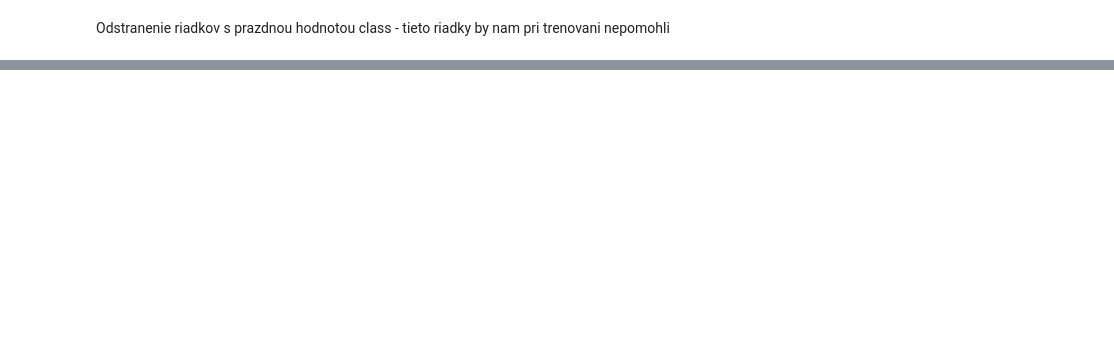
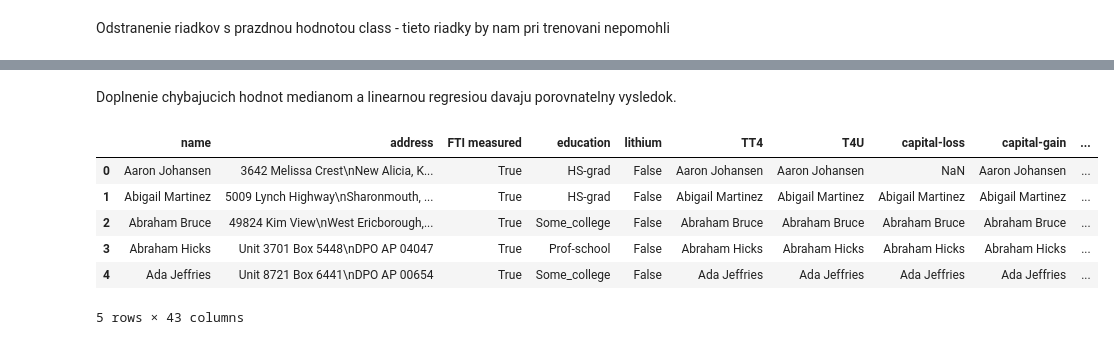
Before and after one commit to MatusPilnan/nadejny-informatik, a Jupyter notebook: utrzok-z-krabicky-od-kameliek.ipynb, the cells around one changed output, grey strips where cells are left out. Saved outputs shown, nothing was run; the diff lists cells and outputs as text; code cells hidden in the pictures; blank space fills up the shorter version.

```diff
--- a/utrzok-z-krabicky-od-kameliek.ipynb
+++ b/utrzok-z-krabicky-od-kameliek.ipynb
@@ -109,0 +177,15 @@ linearne.to_csv(path_or_buf='data/opravene_spojene_linearne.csv')
+# %% [markdown]
+Doplnenie chybajucich hodnot medianom a linearnou regresiou davaju porovnatelny vysledok.
+# %%
+for col in linearne.select_dtypes(include=numpy.number).columns:
+    linearne[col] = linearne[numpy.abs(linearne[col]-linearne[col].mean()) <= (3*linearne[col].std())]
+
+linearne.head()
+# %% [output]
+|  | name | address | FTI measured | education | lithium | TT4 | T4U | capital-loss | capital-gain | ... |
+| 0 | Aaron Johansen | 3642 Melissa Crest\nNew Alicia, K... | True | HS-grad | False | Aaron Johansen | Aaron Johansen | NaN | Aaron Johansen | ... |
+| 1 | Abigail Martinez | 5009 Lynch Highway\nSharonmouth, ... | True | HS-grad | False | Abigail Martinez | Abigail Martinez | Abigail Martinez | Abigail Martinez | ... |
+| 2 | Abraham Bruce | 49824 Kim View\nWest Ericborough,... | True | Some_college | False | Abraham Bruce | Abraham Bruce | Abraham Bruce | Abraham Bruce | ... |
+| 3 | Abraham Hicks | Unit 3701 Box 5448\nDPO AP 04047 | True | Prof-school | False | Abraham Hicks | Abraham Hicks | Abraham Hicks | Abraham Hicks | ... |
+| 4 | Ada Jeffries | Unit 8721 Box 6441\nDPO AP 00654 | True | Some_college | False | Ada Jeffries | Ada Jeffries | Ada Jeffries | Ada Jeffries | ... |
+5 rows × 43 columns
```
Also changed, not shown: parts of 12 cells of this notebook.
